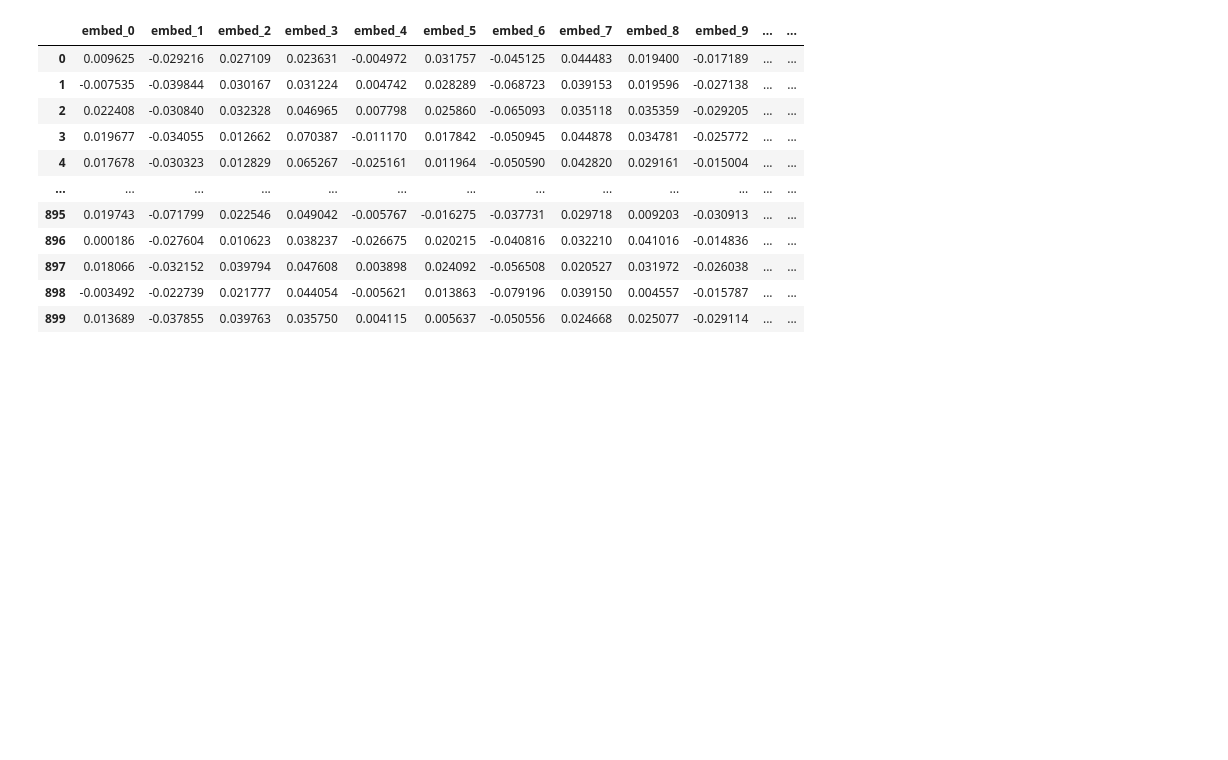
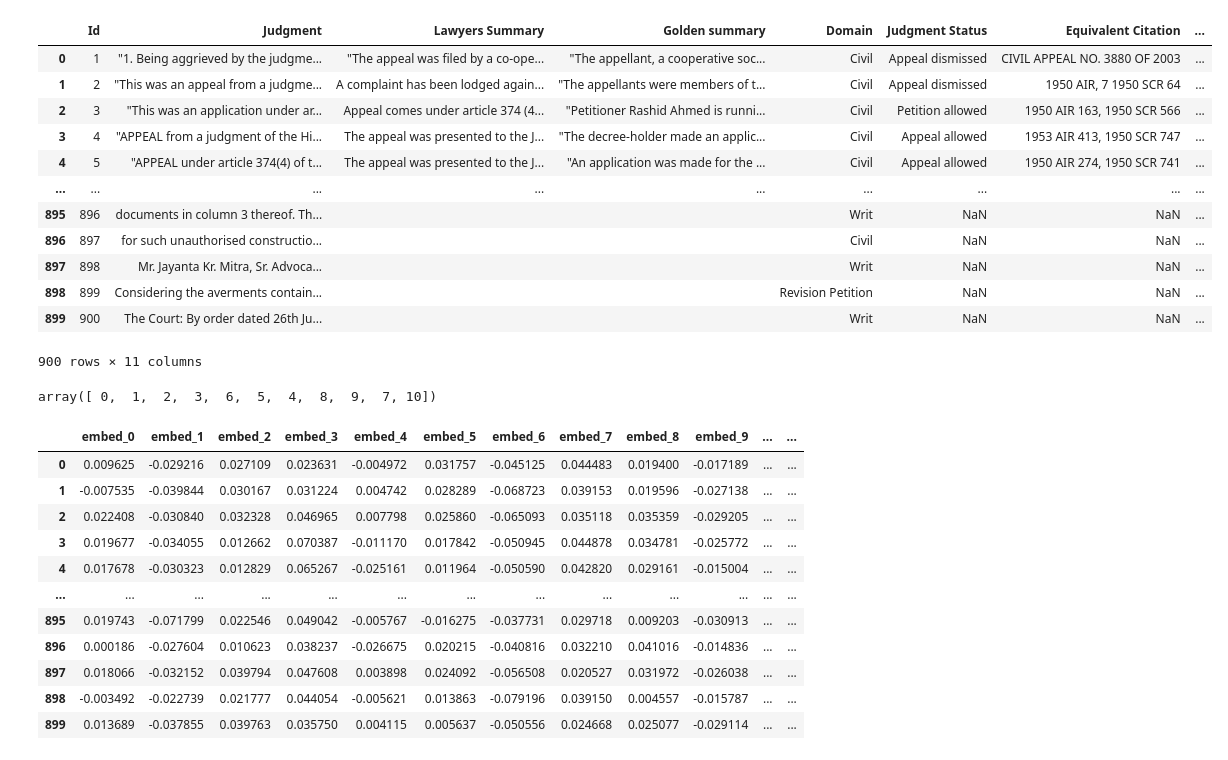
Before and after one commit to hemxnth19/MachineLearning, a Jupyter notebook: Lab3_Assignment_21210.ipynb, the cells around one changed output. Cells and saved outputs as stored; diff of their text form; code cells hidden in the pictures; blank space fills up the shorter version.

```diff
--- a/Lab3_Assignment_21210.ipynb
+++ b/Lab3_Assignment_21210.ipynb
@@ -4,6 +4,28 @@
 import numpy as np
 import pandas as pd
 import matplotlib.pyplot as plt
+# %%
+df_original = pd.read_excel("/content/drive/MyDrive/Machine Learning /EndSem_Project/Sentiment_analysis_of_legal_texts.xlsx")
+df_original
+# %% [output]
+|  | Id | Judgment | Lawyers Summary | Golden summary | Domain | Judgment Status | Equivalent Citation | ... |
+| 0 | 1 | "1. Being aggrieved by the judgme... | "The appeal was filed by a co-ope... | "The appellant, a cooperative soc... | Civil | Appeal dismissed | CIVIL APPEAL NO. 3880 OF 2003 | ... |
+| 1 | 2 | "This was an appeal from a judgme... | A complaint has been lodged again... | "The appellants were members of t... | Civil | Appeal dismissed | 1950 AIR, 7 1950 SCR 64 | ... |
+| 2 | 3 | "This was an application under ar... | Appeal comes under article 374 (4... | "Petitioner Rashid Ahmed is runni... | Civil | Petition allowed | 1950 AIR 163, 1950 SCR 566 | ... |
+| 3 | 4 | "APPEAL from a judgment of the Hi... | The appeal was presented to the J... | "The decree-holder made an applic... | Civil | Appeal allowed | 1953 AIR 413, 1950 SCR 747 | ... |
+| 4 | 5 | "APPEAL under article 374(4) of t... | The appeal was presented to the J... | "An application was made for the ... | Civil | Appeal allowed | 1950 AIR 274, 1950 SCR 741 | ... |
+| ... | ... | ... | ... | ... | ... | ... | ... | ... |
+| 895 | 896 | documents in column 3 thereof. Th... |  |  | Writ | NaN | NaN | ... |
+| 896 | 897 | for such unauthorised constructio... |  |  | Civil | NaN | NaN | ... |
+| 897 | 898 | Mr. Jayanta Kr. Mitra, Sr. Advoca... |  |  | Writ | NaN | NaN | ... |
+| 898 | 899 | Considering the averments contain... |  |  | Revision Petition | NaN | NaN | ... |
+| 899 | 900 | The Court: By order dated 26th Ju... |  |  | Writ | NaN | NaN | ... |
+900 rows × 11 columns
+# %%
+uni = df_original["Label"].unique()
+uni
+# %% [output]
+array([ 0,  1,  2,  3,  6,  5,  4,  8,  9,  7, 10])
 # %%
 df = pd.read_excel("/content/drive/MyDrive/Machine Learning /EndSem_Project/Sentiment_analysis_embedding_data.xlsx")
 df
```
Also changed, not shown: parts of 25 cells of this notebook.
